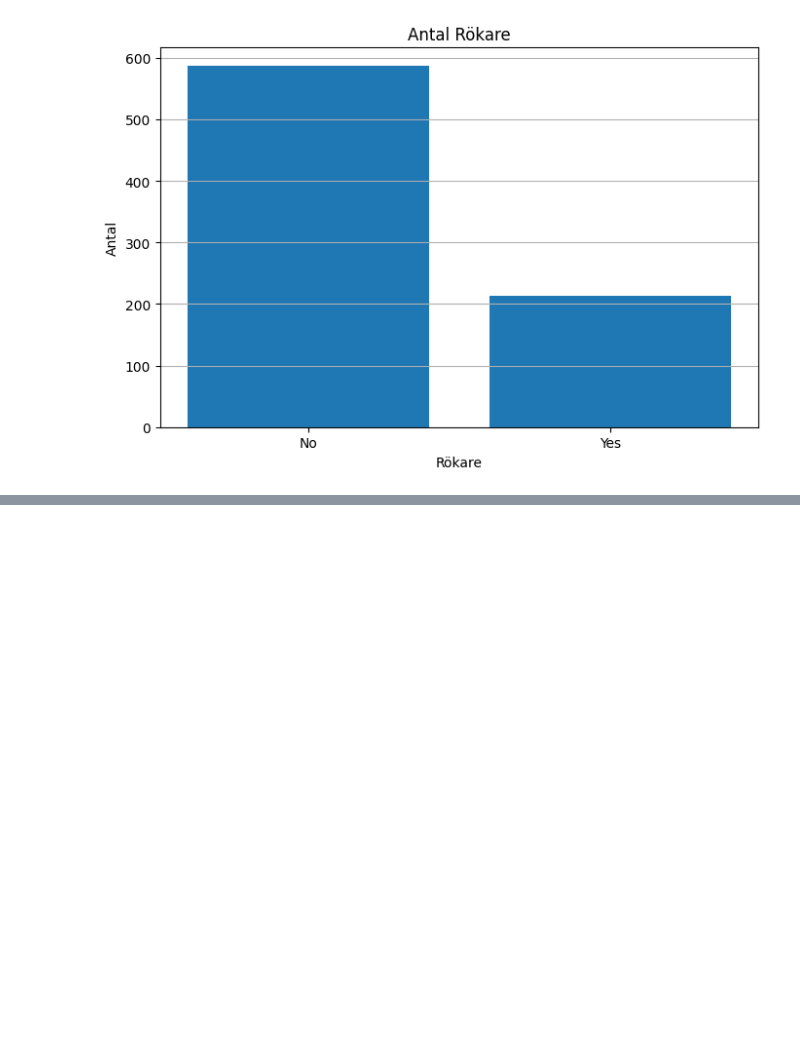
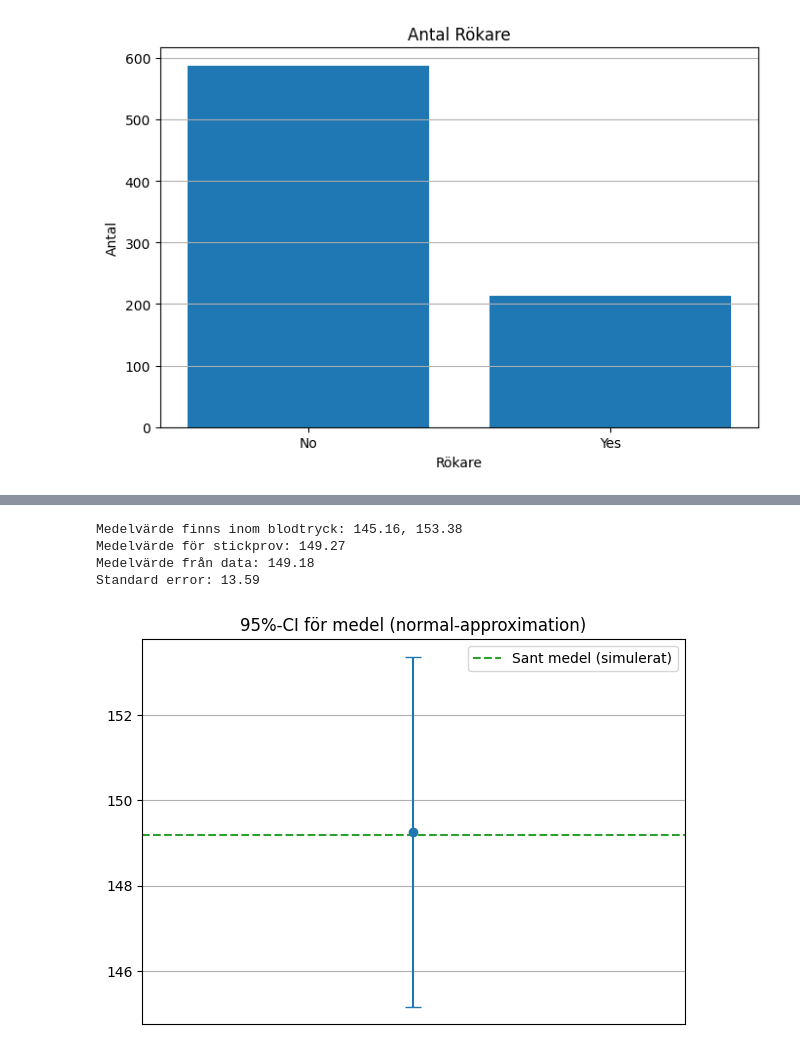
Before and after one commit to elinwahlgren/Halsostudie, a Jupyter notebook: report.ipynb, the cells around one changed output, grey strips where cells are left out. Saved outputs shown, nothing was run; the diff lists cells and outputs as text; code cells hidden in the pictures; blank space fills up the shorter version.

```diff
--- a/report.ipynb
+++ b/report.ipynb
@@ -93,0 +143,41 @@ disease
+# %%
+from math import sqrt
+
+mean_bp = df.systolic_bp.mean()
+
+def ci_mean_normal(x, confidence=0.95):
+    """
+    95%-CI för medel med normal-approximation:
+    medel ± 1.96 * (s / sqrt(n))
+    """
+    x = np.asarray(x, dtype=float)
+    mean_x = float(np.mean(x))
+    s = float(np.std(x, ddof=1))
+    n = len(x)
+
+    z_critical = 1.96
+    half_width = z_critical + s/sqrt(n)
+    lo, hi = mean_x- half_width, mean_x + half_width
+    return lo, hi, mean_x, s, n
+
+lo, hi, mean_stick, s, n = ci_mean_normal(stick)
+print (f"Medelvärde finns inom blodtryck: {lo:.2f}, {hi:.2f} \n"
+       f"Medelvärde för stickprov: {mean_stick:.2f} \n"
+       f"Medelvärde från data: {mean_bp:.2f} \n"
+       f"Standard error: {s:.2f}")
+# %% [output]
+Medelvärde finns inom blodtryck: 145.16, 153.38
+Medelvärde för stickprov: 149.27
+Medelvärde från data: 149.18
+Standard error: 13.59
+# %%
+fig, ax = plt.subplots()
+ax.errorbar([0], [mean_stick], yerr=[[mean_stick - lo], [hi - mean_stick]], fmt="o", capsize=6)
+ax.axhline(mean_bp, color="tab:green", linestyle="--", label="Sant medel (simulerat)")
+ax.set_xticks([])
+ax.grid(True, axis="y")
+ax.legend()
+ax.set_title("95%-CI för medel (normal-approximation)")
+plt.show()
+# %% [output]
+[figure, added]
```
Also changed, not shown: parts of 6 cells of this notebook.
